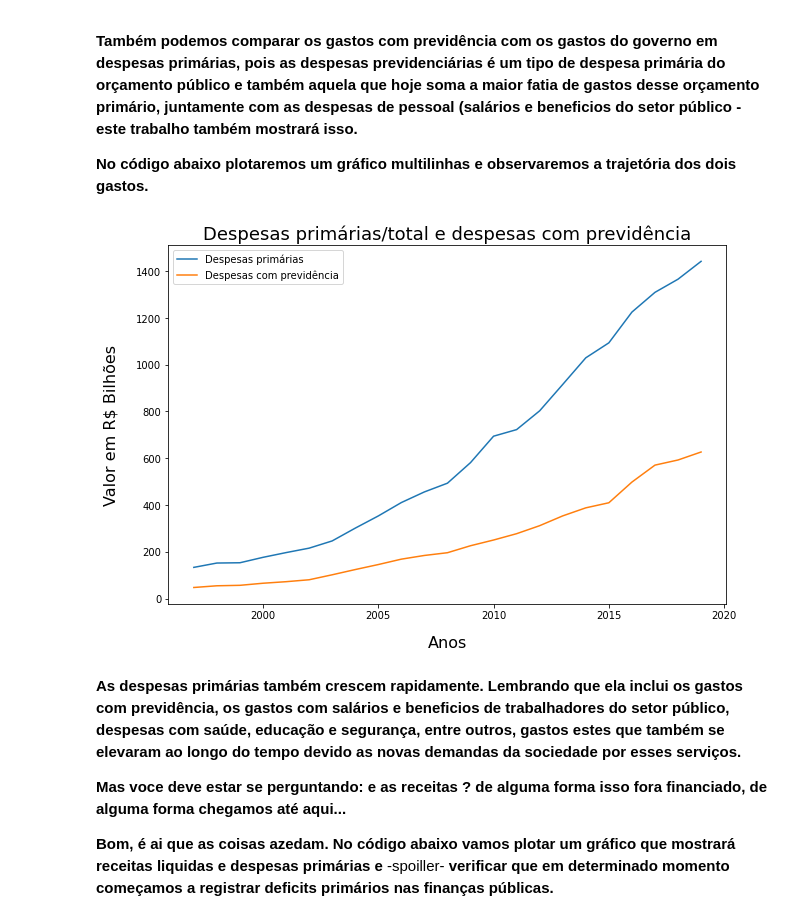
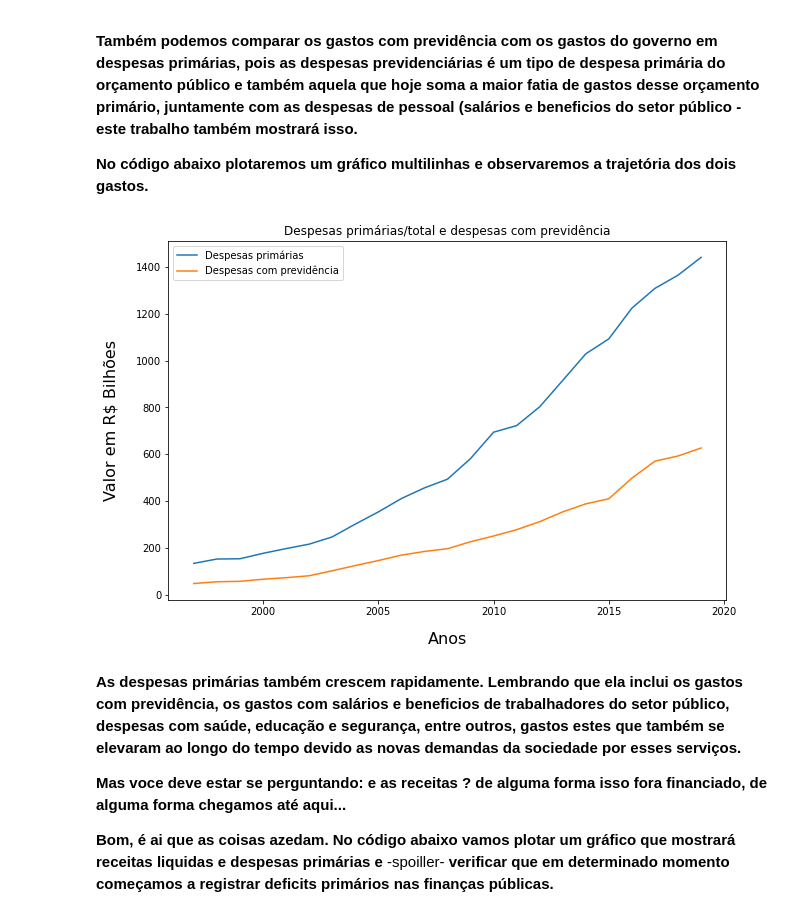
Before and after one commit to jp-data/breves-analises, a Jupyter notebook: Previdência_social_brasileira.ipynb, the cells around one changed output. Drawn from its saved outputs; the diff is of its cells as text; code cells hidden in the pictures.

```diff
--- a/Previdência_social_brasileira.ipynb
+++ b/Previdência_social_brasileira.ipynb
@@ -285,23 +285,23 @@ plt.show()
 # %%
 #determinação do eixo X
 x=df.Ano
 
 #determinação dos eixos y; é um gráfico multilinhas
 y1=df_valores_reais.Despesa_primaria.apply(divisor)
 y2=df_valores_reais.Despesa_previdencia.apply(divisor)
 
 #plotando a imagem com todas as suas formatações, utilizando a bilbioteca matplotlib
 figura=plt.figure(figsize=(10,6.6))
 figura=plt.plot(x,y1,label='Despesas primárias')
 figura=plt.plot(x,y2,label='Despesas com previdência')
 plt.xlabel('Anos',fontsize=16, labelpad= 15)
 plt.ylabel('Valor em R$ Bilhões',fontsize=16, labelpad= 18)
-plt.title('Despesas primárias/total e despesas com previdência', fontsize=18)
+plt.title('Despesas primárias/total e despesas com previdência')
 
 plt.legend()
 plt.show()
 # %% [output]
-[figure, old version]
+[figure, new version]
 # %% [markdown]
 **As despesas primárias também crescem rapidamente. Lembrando que ela inclui os gastos com previdência, os gastos com salários e beneficios de trabalhadores do setor público, despesas com saúde, educação e segurança, entre outros, gastos estes que também se elevaram ao longo do tempo devido as novas demandas da sociedade por esses serviços.**
 
```
Also changed, not shown: parts of 13 cells of this notebook.
